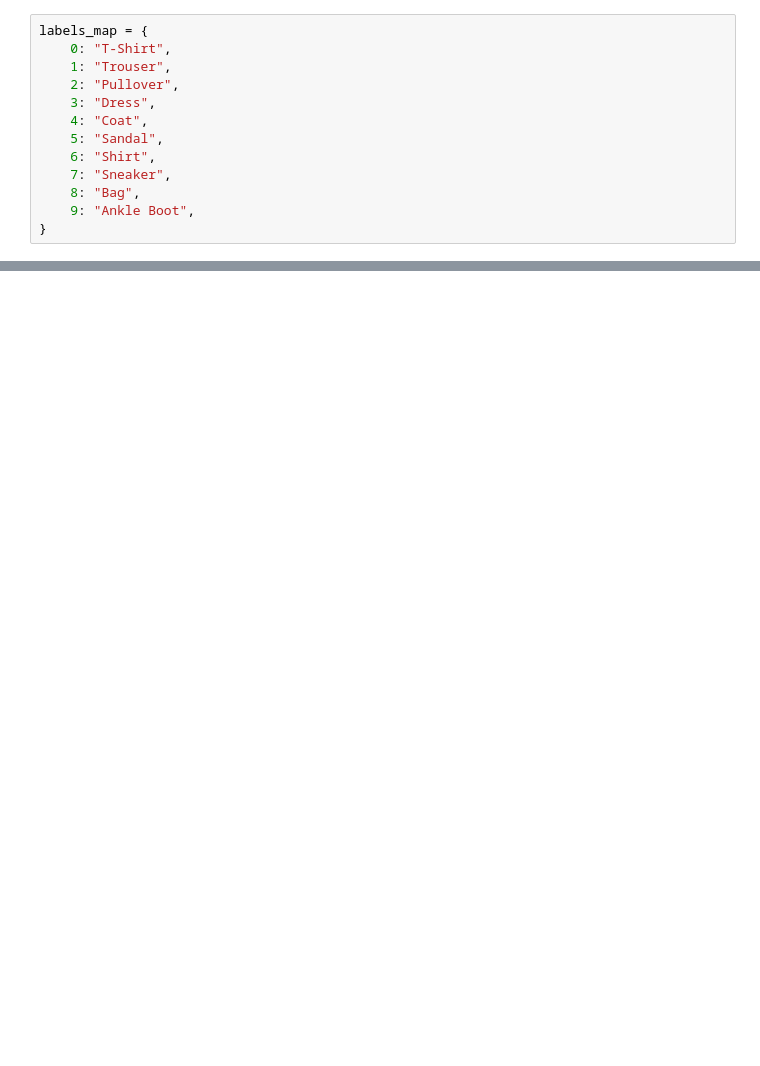
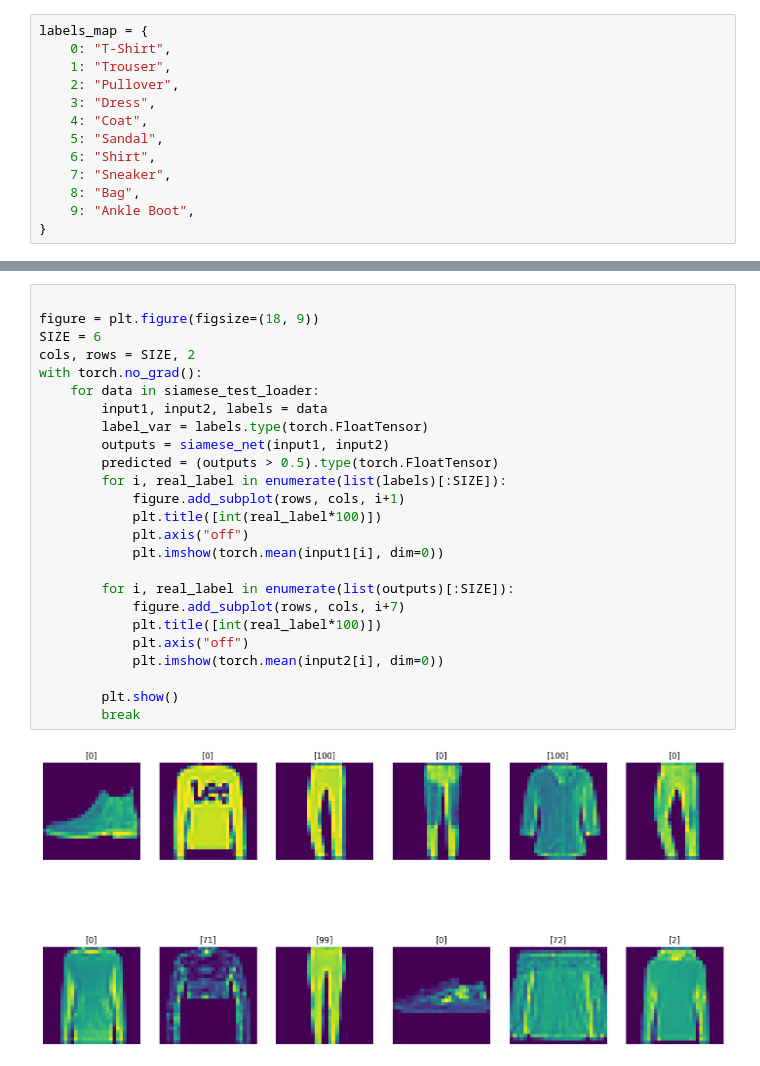
Before and after one commit to DPlpnu/cv-2023, a Jupyter notebook: group 414/lab3/RomanKalitovskyi/lab3.ipynb, the cells around one changed output, grey strips where cells are left out. Drawn from its saved outputs; the diff is of its cells as text; blank space fills up the shorter version.

```diff
--- a/group 414/lab3/RomanKalitovskyi/lab3.ipynb
+++ b/group 414/lab3/RomanKalitovskyi/lab3.ipynb
@@ -133 +263,28 @@ with torch.no_grad():
+# %%
+
+figure = plt.figure(figsize=(18, 9))
+SIZE = 6
+cols, rows = SIZE, 2
+with torch.no_grad():
+    for data in siamese_test_loader:
+        input1, input2, labels = data
+        label_var = labels.type(torch.FloatTensor)
+        outputs = siamese_net(input1, input2)
+        predicted = (outputs > 0.5).type(torch.FloatTensor)
+        for i, real_label in enumerate(list(labels)[:SIZE]):
+            figure.add_subplot(rows, cols, i+1)
+            plt.title([int(real_label*100)])
+            plt.axis("off")
+            plt.imshow(torch.mean(input1[i], dim=0))
+
+        for i, real_label in enumerate(list(outputs)[:SIZE]):
+            figure.add_subplot(rows, cols, i+7)
+            plt.title([int(real_label*100)])
+            plt.axis("off")
+            plt.imshow(torch.mean(input2[i], dim=0))
+
+        plt.show()
+        break
+# %% [output]
+[figure, added]
 # %%
```
Also changed, not shown: parts of 21 cells of this notebook, 2 other files.
